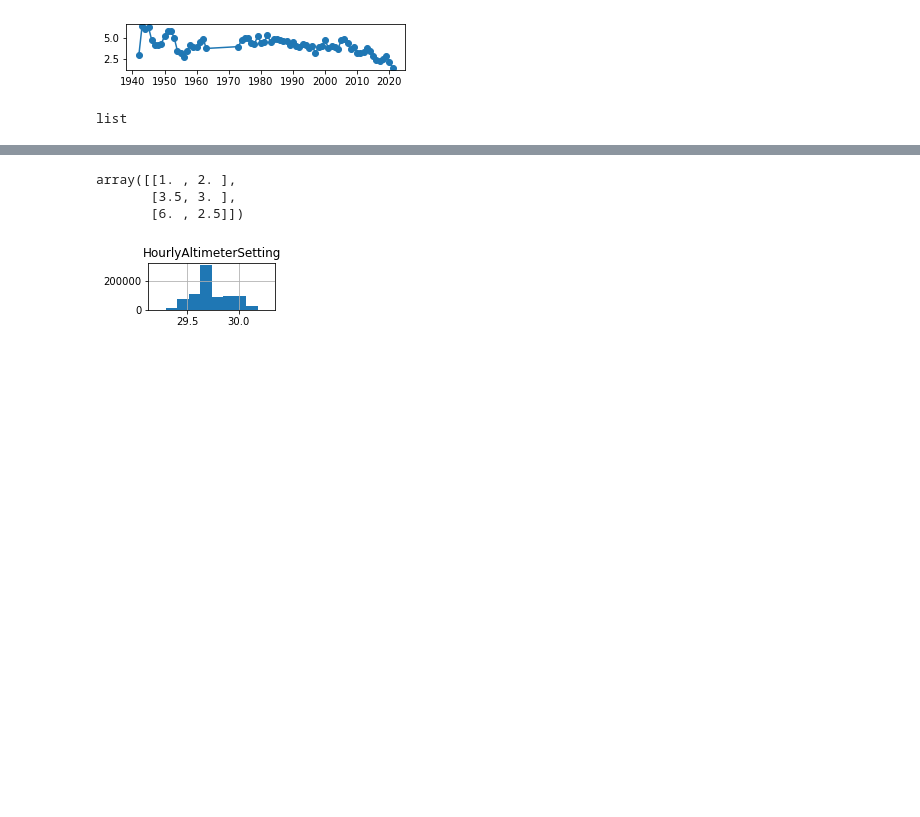
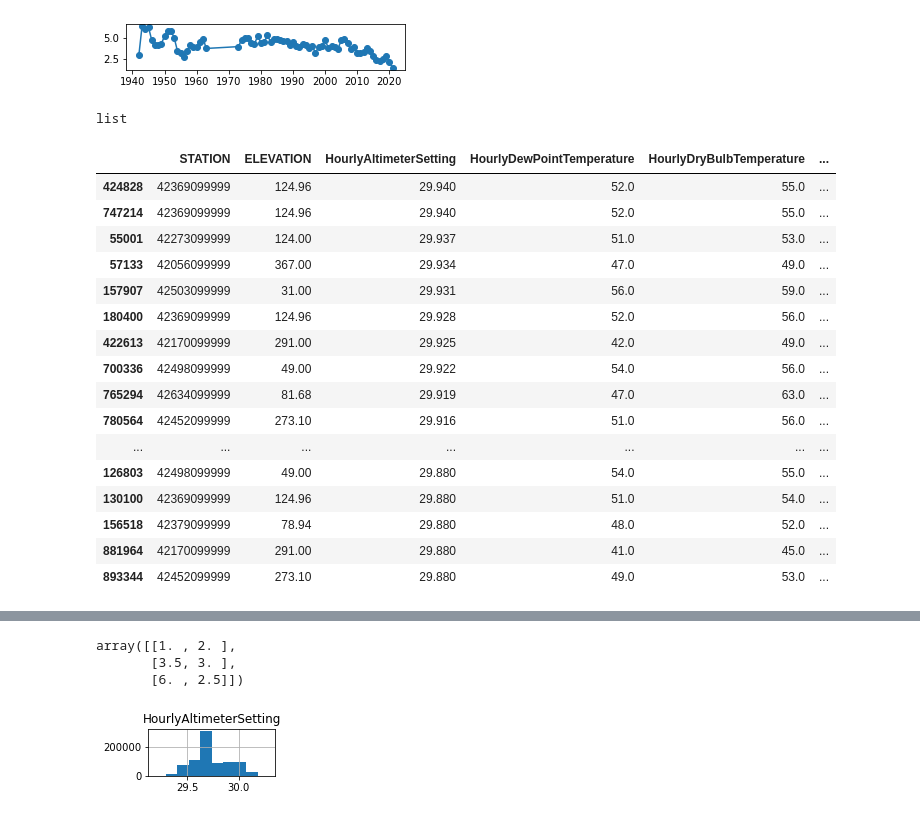
Before and after one commit to hritikb/Spatiotemporal_Extreme_Event_Prediction_using_ML, a Jupyter notebook: notebooks/Imputation.ipynb, the cells around one changed output, grey strips where cells are left out. Saved outputs shown, nothing was run; the diff lists cells and outputs as text; code cells hidden in the pictures; blank space fills up the shorter version.

```diff
--- a/notebooks/Imputation.ipynb
+++ b/notebooks/Imputation.ipynb
@@ -219,6 +264,26 @@ for col in cols:
 type(cols)
 # %% [output]
 list
+# %%
+df.tail(20)
+# %% [output]
+|  | STATION | ELEVATION | HourlyAltimeterSetting | HourlyDewPointTemperature | HourlyDryBulbTemperature | ... |
+| 424828 | 42369099999 | 124.96 | 29.940 | 52.0 | 55.0 | ... |
+| 747214 | 42369099999 | 124.96 | 29.940 | 52.0 | 55.0 | ... |
+| 55001 | 42273099999 | 124.00 | 29.937 | 51.0 | 53.0 | ... |
+| 57133 | 42056099999 | 367.00 | 29.934 | 47.0 | 49.0 | ... |
+| 157907 | 42503099999 | 31.00 | 29.931 | 56.0 | 59.0 | ... |
+| 180400 | 42369099999 | 124.96 | 29.928 | 52.0 | 56.0 | ... |
+| 422613 | 42170099999 | 291.00 | 29.925 | 42.0 | 49.0 | ... |
+| 700336 | 42498099999 | 49.00 | 29.922 | 54.0 | 56.0 | ... |
+| 765294 | 42634099999 | 81.68 | 29.919 | 47.0 | 63.0 | ... |
+| 780564 | 42452099999 | 273.10 | 29.916 | 51.0 | 56.0 | ... |
+| ... | ... | ... | ... | ... | ... | ... |
+| 126803 | 42498099999 | 49.00 | 29.880 | 54.0 | 55.0 | ... |
+| 130100 | 42369099999 | 124.96 | 29.880 | 51.0 | 54.0 | ... |
+| 156518 | 42379099999 | 78.94 | 29.880 | 48.0 | 52.0 | ... |
+| 881964 | 42170099999 | 291.00 | 29.880 | 41.0 | 45.0 | ... |
+| 893344 | 42452099999 | 273.10 | 29.880 | 49.0 | 53.0 | ... |
 # %%
 # count = 0
 for col in tqdm(cols):
```
Also changed, not shown: parts of 28 cells of this notebook, 5 other files.
